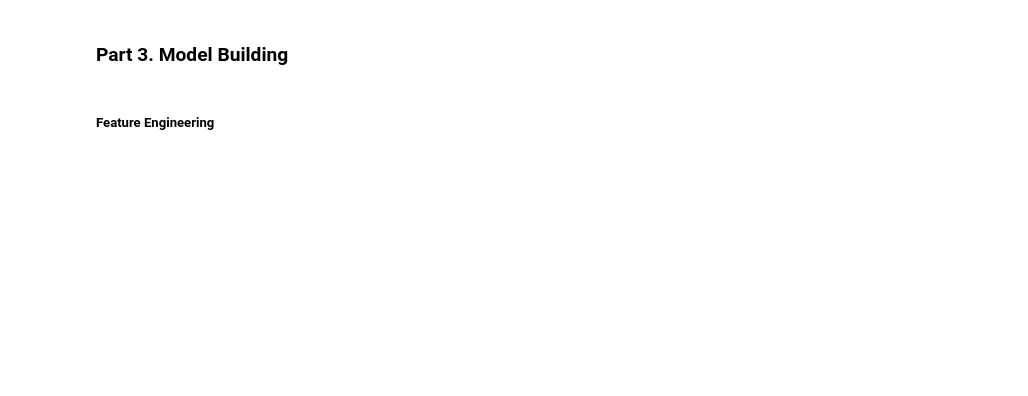
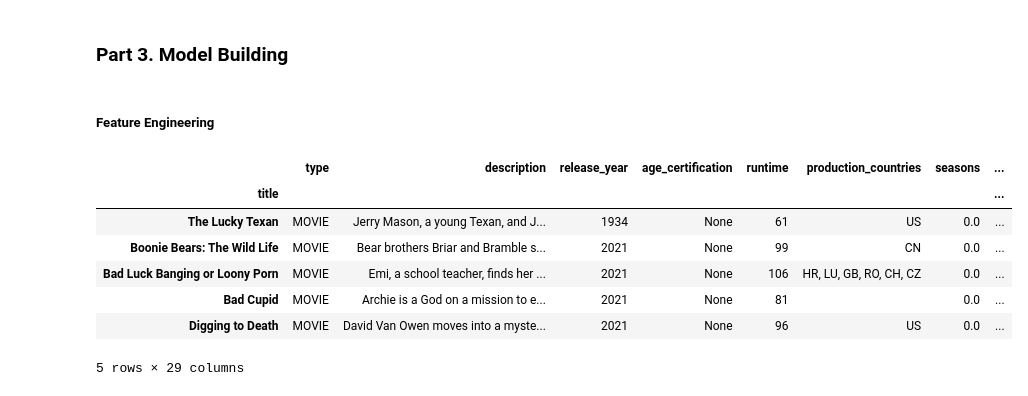
Before and after one commit to aprativ/Capstone-Project, a Jupyter notebook: movies.ipynb, the cells around one changed output. Drawn from its saved outputs; the diff is of its cells as text; code cells hidden in the pictures; blank space fills up the shorter version.

```diff
--- a/movies.ipynb
+++ b/movies.ipynb
@@ -385,0 +387,3 @@ Index(['id', 'title', 'type', 'description', 'release_year',
+# %%
+df.drop(df.loc[((df['tmdb_score'].isna()) & (df['tmdb_popularity'].isna()))].index,
+                axis = 0, inplace = True)
@@ -387,3 +420,15 @@ Index(['id', 'title', 'type', 'description', 'release_year',
 ### Part 3. Model Building
 # %% [markdown]
 #####  Feature Engineering
+# %%
+df.set_index('title', inplace=True)
+df.head()
+# %% [output]
+|  | type | description | release_year | age_certification | runtime | production_countries | seasons | ... |
+| title |  |  |  |  |  |  |  | ... |
+| The Lucky Texan | MOVIE | Jerry Mason, a young Texan, and J... | 1934 | None | 61 | US | 0.0 | ... |
+| Boonie Bears: The Wild Life | MOVIE | Bear brothers Briar and Bramble s... | 2021 | None | 99 | CN | 0.0 | ... |
+| Bad Luck Banging or Loony Porn | MOVIE | Emi, a school teacher, finds her ... | 2021 | None | 106 | HR, LU, GB, RO, CH, CZ | 0.0 | ... |
+| Bad Cupid | MOVIE | Archie is a God on a mission to e... | 2021 | None | 81 |  | 0.0 | ... |
+| Digging to Death | MOVIE | David Van Owen moves into a myste... | 2021 | None | 96 | US | 0.0 | ... |
+5 rows × 29 columns
```
Also changed, not shown: parts of 22 cells of this notebook.
